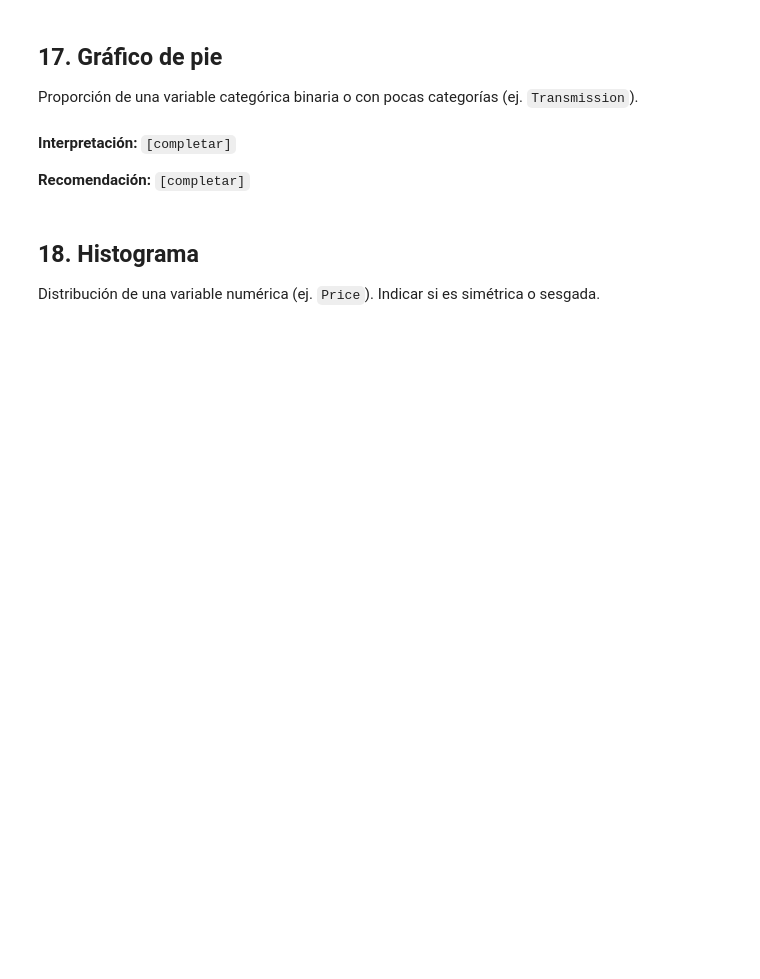
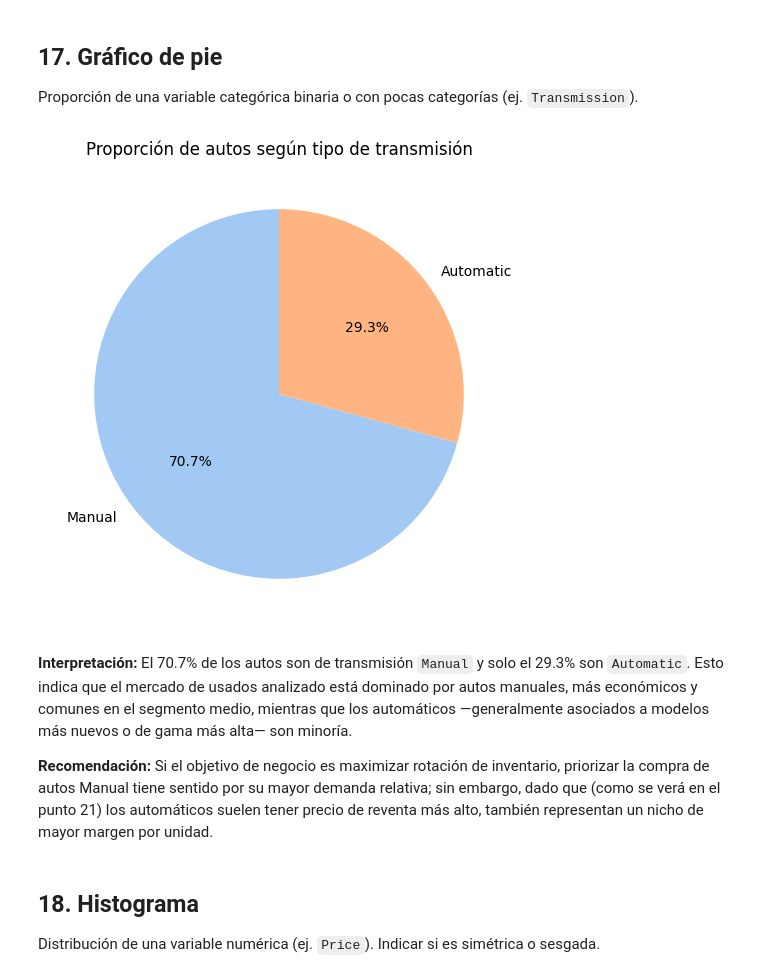
Before and after one commit to Jjes07/FundamentosML-Workshop1, a Jupyter notebook: EDA.ipynb, the cells around one changed output. Drawn from its saved outputs; the diff is of its cells as text; code cells hidden in the pictures; blank space fills up the shorter version.

```diff
--- a/EDA.ipynb
+++ b/EDA.ipynb
@@ -712,10 +847,20 @@ Distribución de una variable categórica relevante (ej. `Fuel_Type`, `Transmiss
 ## 17. Gráfico de pie
 
 Proporción de una variable categórica binaria o con pocas categorías (ej. `Transmission`).
+# %%
+transmission_counts = df['Transmission'].value_counts()
+
+plt.figure(figsize=(6,6))
+plt.pie(transmission_counts, labels=transmission_counts.index, autopct='%1.1f%%',
+        colors=sns.color_palette('pastel'), startangle=90)
+plt.title('Proporción de autos según tipo de transmisión')
+plt.show()
+# %% [output]
+[figure, added]
 # %% [markdown]
-**Interpretación:** `[completar]`
+**Interpretación:** El 70.7% de los autos son de transmisión `Manual` y solo el 29.3% son `Automatic`. Esto indica que el mercado de usados analizado está dominado por autos manuales, más económicos y comunes en el segmento medio, mientras que los automáticos —generalmente asociados a modelos más nuevos o de gama más alta— son minoría.
 
-**Recomendación:** `[completar]`
+**Recomendación:** Si el objetivo de negocio es maximizar rotación de inventario, priorizar la compra de autos Manual tiene sentido por su mayor demanda relativa; sin embargo, dado que (como se verá en el punto 21) los automáticos suelen tener precio de reventa más alto, también representan un nicho de mayor margen por unidad.
 # %% [markdown]
 ## 18. Histograma
 
```
Also changed, not shown: parts of 28 cells of this notebook.
